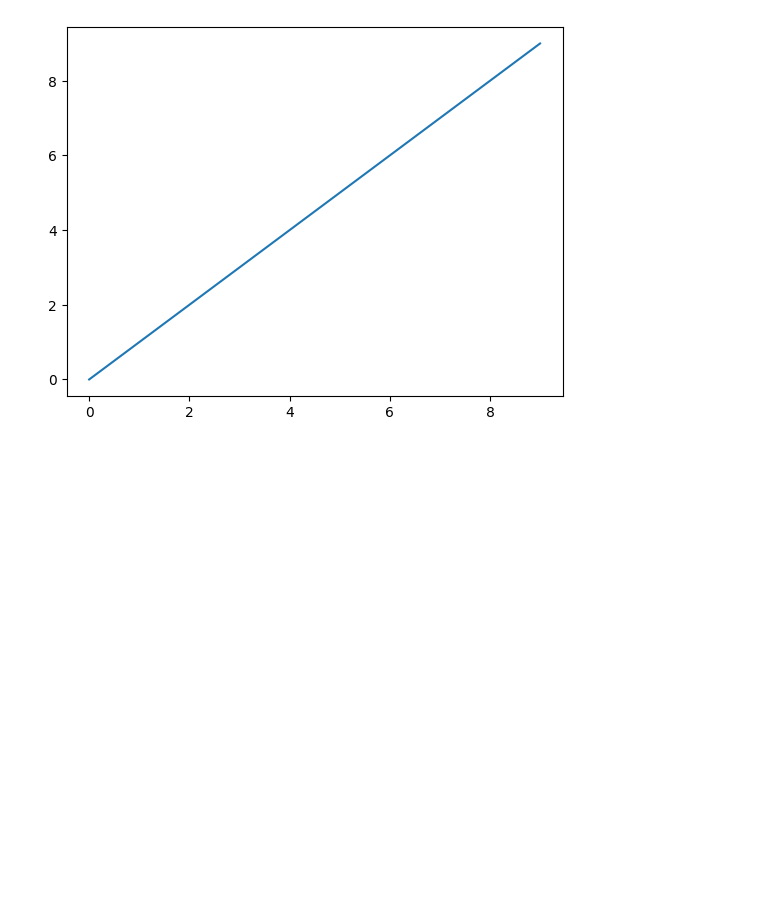
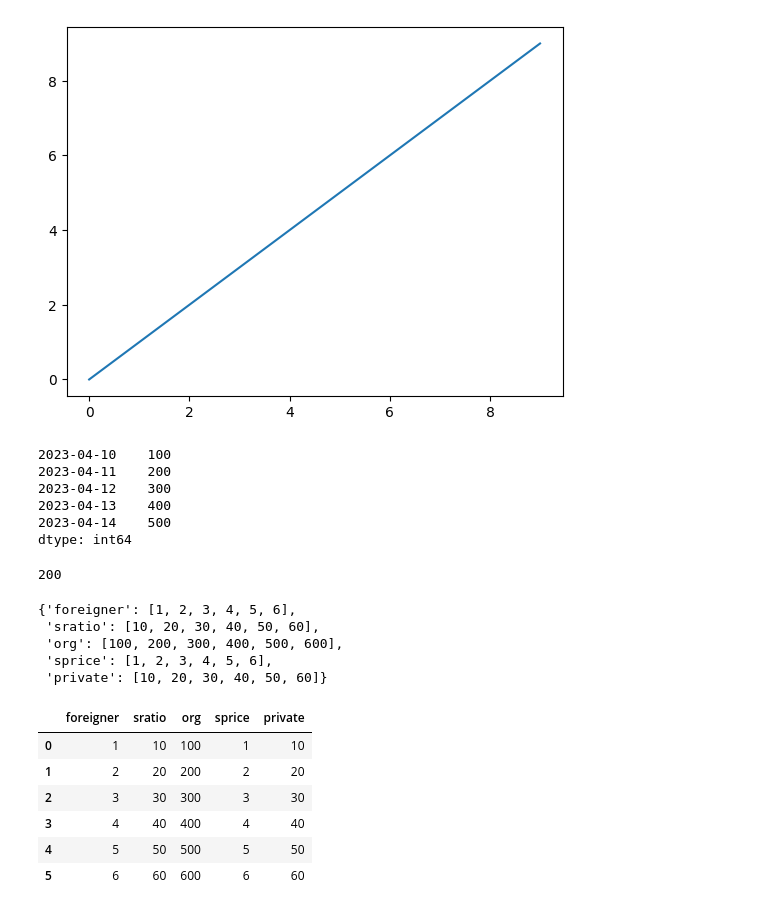
Before and after one commit to papasmf3001/python0412, a Jupyter notebook: DemoPandas.ipynb, the cells around one changed output. Drawn from its saved outputs; the diff is of its cells as text; code cells hidden in the pictures; blank space fills up the shorter version.

```diff
--- a/DemoPandas.ipynb
+++ b/DemoPandas.ipynb
@@ -12,3 +12,52 @@ Using matplotlib backend: <object object at 0x...>
 Populating the interactive namespace from numpy and matplotlib
 [<matplotlib.lines.Line2D at 0x...>]
 [figure]
+# %%
+from pandas import Series, DataFrame
+import pandas as pd
+
+#에티버스 주가
+yCampus = Series( [100,200,300,400,500],
+    index=["2023-04-10","2023-04-11","2023-04-12","2023-04-13","2023-04-14"] )
+yCampus
+#셀을 실행:shift + enter
+# %% [output]
+2023-04-10    100
+2023-04-11    200
+2023-04-12    300
+2023-04-13    400
+2023-04-14    500
+dtype: int64
+# %%
+#슬라이싱
+yCampus["2023-04-11"]
+# %% [output]
+200
+# %%
+#dict로 입력
+data = {"foreigner":[1,2,3,4,5,6],
+        "sratio":[10,20,30,40,50,60],
+        "org":[100,200,300,400,500,600],
+        "sprice":[1,2,3,4,5,6],
+        "private":[10,20,30,40,50,60]
+        }
+
+data
+# %% [output]
+{'foreigner': [1, 2, 3, 4, 5, 6],
+ 'sratio': [10, 20, 30, 40, 50, 60],
+ 'org': [100, 200, 300, 400, 500, 600],
+ 'sprice': [1, 2, 3, 4, 5, 6],
+ 'private': [10, 20, 30, 40, 50, 60]}
+# %%
+#2차원 행열데이터는 DataFrame으로 생성
+frame = DataFrame(data)
+frame
+# %% [output]
+|  | foreigner | sratio | org | sprice | private |
+| 0 | 1 | 10 | 100 | 1 | 10 |
+| 1 | 2 | 20 | 200 | 2 | 20 |
+| 2 | 3 | 30 | 300 | 3 | 30 |
+| 3 | 4 | 40 | 400 | 4 | 40 |
+| 4 | 5 | 50 | 500 | 5 | 50 |
+| 5 | 6 | 60 | 600 | 6 | 60 |
```
Also changed, not shown: parts of 11 cells of this notebook, 8 other files.
